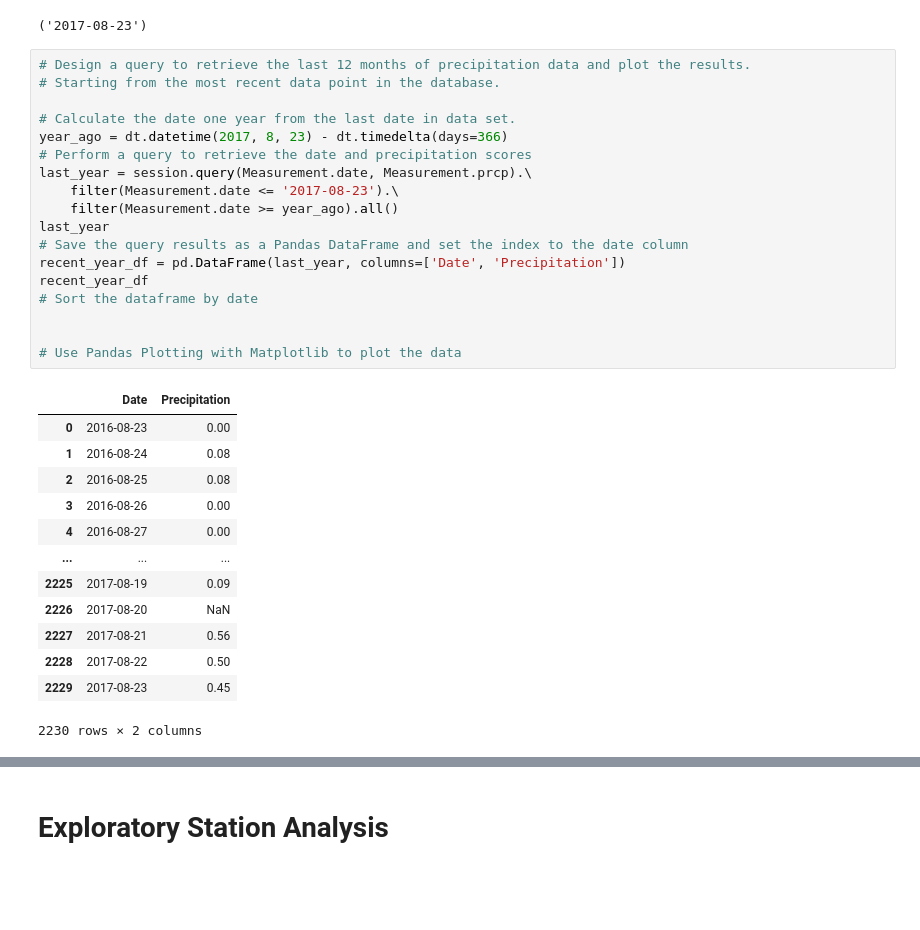
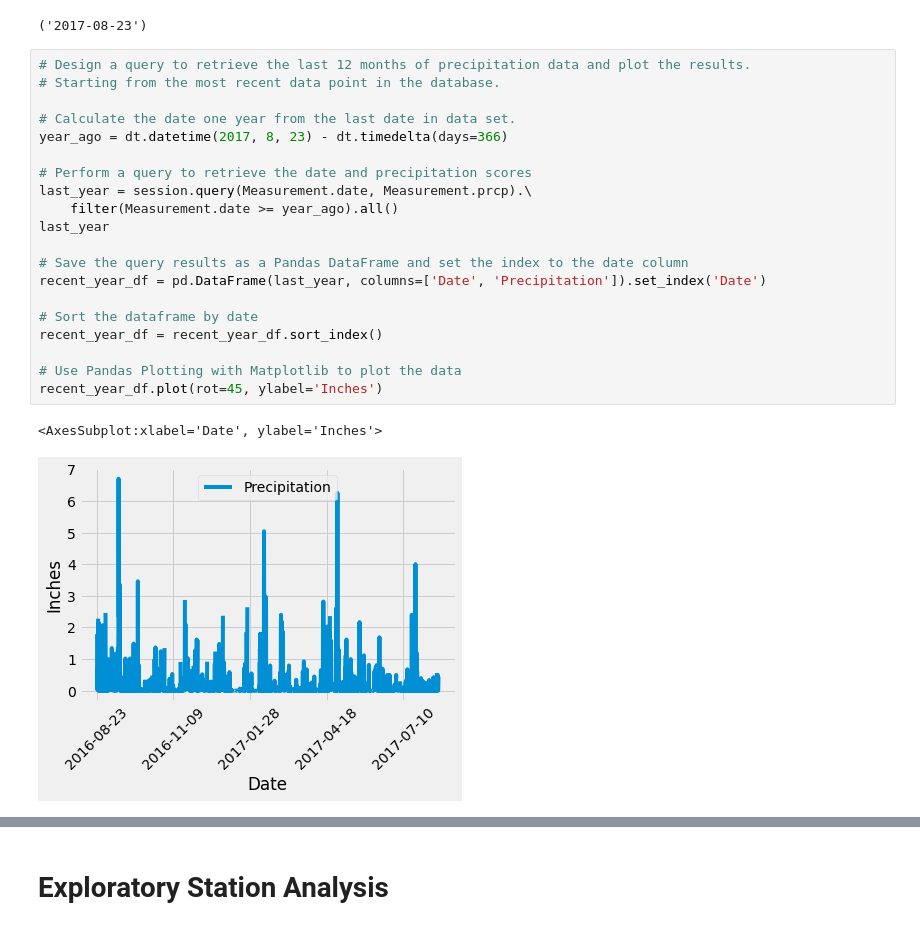
Before and after one commit to Mleopol1/Flask-API-for-Climate-Analysis, a Jupyter notebook: climate_starter.ipynb, the cells around one changed output, grey strips where cells are left out. Drawn from its saved outputs; the diff is of its cells as text; blank space fills up the shorter version.

```diff
--- a/climate_starter.ipynb
+++ b/climate_starter.ipynb
@@ -73,34 +73,25 @@ newest_date
 # %%
 # Design a query to retrieve the last 12 months of precipitation data and plot the results.
 # Starting from the most recent data point in the database.
 
 # Calculate the date one year from the last date in data set.
 year_ago = dt.datetime(2017, 8, 23) - dt.timedelta(days=366)
+
 # Perform a query to retrieve the date and precipitation scores
 last_year = session.query(Measurement.date, Measurement.prcp).\
-    filter(Measurement.date <= '2017-08-23').\
     filter(Measurement.date >= year_ago).all()
 last_year
+
 # Save the query results as a Pandas DataFrame and set the index to the date column
-recent_year_df = pd.DataFrame(last_year, columns=['Date', 'Precipitation'])
-recent_year_df
+recent_year_df = pd.DataFrame(last_year, columns=['Date', 'Precipitation']).set_index('Date')
+
 # Sort the dataframe by date
-
+recent_year_df = recent_year_df.sort_index()
 
 # Use Pandas Plotting with Matplotlib to plot the data
+recent_year_df.plot(rot=45, ylabel='Inches')
 # %% [output]
-|  | Date | Precipitation |
-| 0 | 2016-08-23 | 0.00 |
-| 1 | 2016-08-24 | 0.08 |
-| 2 | 2016-08-25 | 0.08 |
-| 3 | 2016-08-26 | 0.00 |
-| 4 | 2016-08-27 | 0.00 |
-| ... | ... | ... |
-| 2225 | 2017-08-19 | 0.09 |
-| 2226 | 2017-08-20 | NaN |
-| 2227 | 2017-08-21 | 0.56 |
-| 2228 | 2017-08-22 | 0.50 |
-| 2229 | 2017-08-23 | 0.45 |
-2230 rows × 2 columns
+<AxesSubplot:xlabel='Date', ylabel='Inches'>
+[figure, added]
 # %%
 # Use Pandas to calcualte the summary statistics for the precipitation data
```
Also changed, not shown: parts of 6 cells of this notebook.
